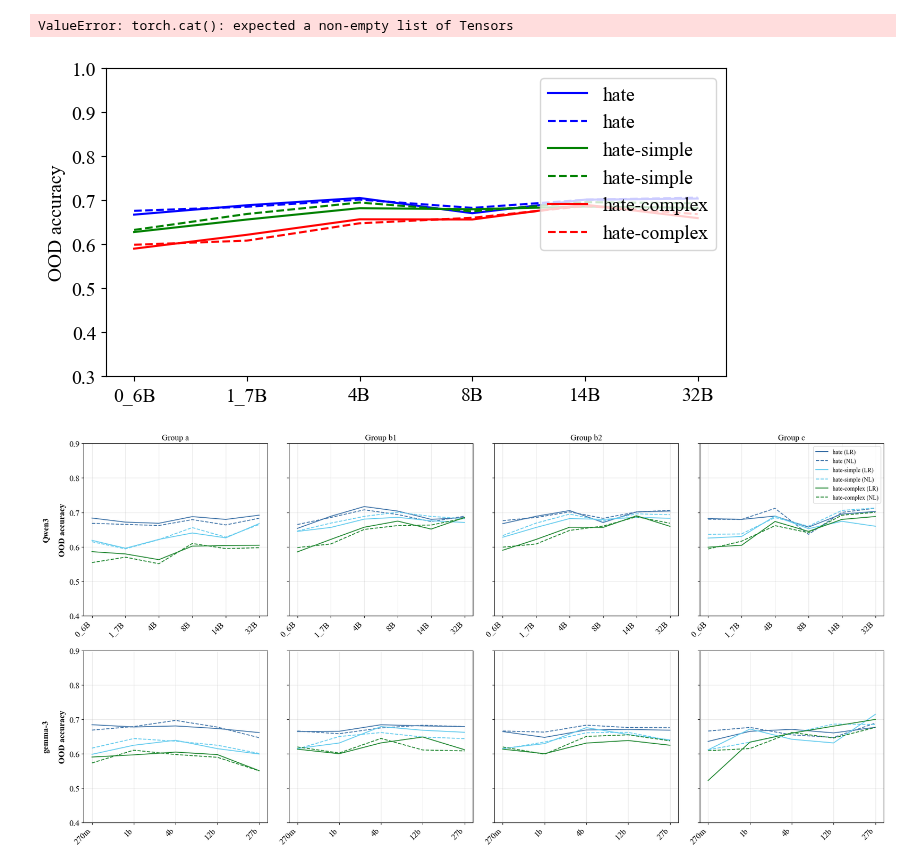
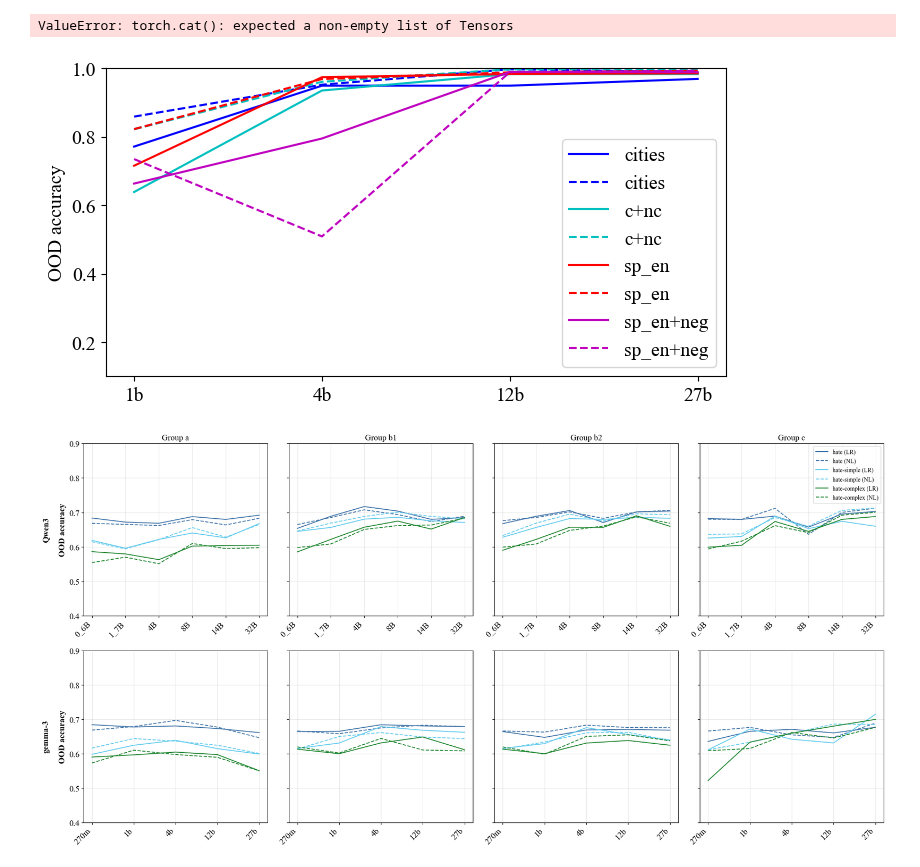
Before and after one commit to h4rz3rk4s3/geometry-of-ignorance, a Jupyter notebook: generalization.ipynb, the cells around one changed output. Drawn from its saved outputs; the diff is of its cells as text; code cells hidden in the pictures.

```diff
--- a/generalization.ipynb
+++ b/generalization.ipynb
@@ -301,23 +305,23 @@ cumstrudel_train_comments_balanced
 Directory: /Volumes/Samsung SSD 990 PRO 4TB/geometry-of-toxicity/data/acts/Qwen3-8B/cumstrudel_train_comments_balanced
 ValueError: torch.cat(): expected a non-empty list of Tensors
 # %%
-models = ["Qwen3-0_6B", "Qwen3-1_7B", "Qwen3-4B", "Qwen3-8B", "Qwen3-14B", "Qwen3-32B", "gemma-3-270m-it", "gemma-3-1b-it", "gemma-3-4b-it", "gemma-3-12b-it", "gemma-3-27b-it"]
+models = ["Qwen3-0_6B", "Qwen3-1_7B", "Qwen3-4B", "Qwen3-8B", "Qwen3-14B", "Qwen3-32B", "gemma-3-1b-it", "gemma-3-4b-it", "gemma-3-12b-it", "gemma-3-27b-it"] #"gemma-3-270m-it",
 #models = ["roberta-base","roberta-toxicity"]
 #models = ["gemma-3-270m-it", "gemma-3-1b-it", "gemma-3-4b-it", "gemma-3-12b-it", "gemma-3-27b-it"]
 ProbeClasses = [LRProbe, NonLinearProbe]
 
 # load data
-with open('all_toxicity_results/experimental_outputs/generalization_results_non_linear.json', 'r') as f:
+with open('all_toxicity_results/experimental_outputs/generalization_results_non_linear_true.json', 'r') as f:
     outs = json.load(f)
 
 accssss = {}
 averagesss = {}
 for model in models:
     layer_a = eval(config[model]['probe_layer_a'])
-    layer_b1 = eval(config[model]['probe_layer_b1'])
+    layer_b1 = eval(config[model]['probe_layer_b'])
     #layer_b = eval(config[model]['probe_layer_b'])
-    layer_b2 = eval(config[model]['probe_layer_b2'])
-    layer_c = eval(config[model]['probe_layer_c'])
+    layer_b2 = eval(config[model]['probe_layer_c'])
+    layer_c = eval(config[model]['probe_layer_d'])
     layers = [layer_a, layer_b1, layer_b2, layer_c]
     #layers = [layer_a, layer_b]
     accsss = {layer: {str(probe_class) : {to_str(train_medley) : {} for train_medley in train_medlies} for probe_class in ProbeClasses} for layer in layers}
@@ -383,17 +387,17 @@ for model in models:
 # %%
 print(accssss["Qwen3-0_6B"])
 # %%
-model_family = "Qwen3"
+model_family = "gemma-3"
 
-scales = {0: "0_6B", 1: "1_7B", 2: "4B", 3: "8B", 4: "14B", 5: "32B"} #Qwen3-family
-#scales = {0: "270m", 1: "1b", 2: "4b", 3: "12b", 4: "27b"} #gemma-3 model-family
+#scales = {0: "0_6B", 1: "1_7B", 2: "4B", 3: "8B", 4: "14B", 5: "32B"} #Qwen3-family
+scales = {0: "1b", 1: "4b", 2: "12b", 3: "27b"} #gemma-3 model-family. 0: "270m",
 #scales = {0: "base", 1: "toxicity"}
 if model_family == "gemma-3":
     it = "-it"
 else:
     it = ""
 
-group = "b2" #a, b1, b2, c
+group = "d" #a, b1, b2, c
 
 fig = plt.figure(figsize=(8, 4))
 
@@ -437,41 +441,65 @@ def get_layer(model: str, group: str) -> str:
 # )
 # plt.plot(
 #     [averagesss[f'{model_family}-{scales[i]}{it}'][get_layer(f'{model_family}-{scales[i]}{it}', group=group)]['oracle'] for i in range(len(scales))], 'k-', label='LR on test set (oracle)'
 # )
+# plt.plot(
+#     [get_avg(accssss, f'{model_family}-{scales[i]}{it}', get_layer(f'{model_family}-{scales[i]}{it}', group=group), 'LRProbe', ["hatecheck_balanced"], ["hatecheck_validation_balanced"]) for i in range(len(scales))], 'b-', label='hate'
+# )
+# plt.plot(
+#     [get_avg(accssss, f'{model_family}-{scales[i]}{it}', get_layer(f'{model_family}-{scales[i]}{it}', group=group), 'NonLinearProbe', ["hatecheck_balanced"], ["hatecheck_validation_balanced"]) for i in range(len(scales))], 'b--', label='hate'
+# )
+# plt.plot(
+#     [get_avg(accssss, f'{model_family}-{scales[i]}{it}', get_layer(f'{model_family}-{scales[i]}{it}', group=group), 'LRProbe', ["hatecheck_simple_balanced"], ["hatecheck_validation_balanced"]) for i in range(len(scales))], 'g-', label='hate-simple'
+# )
+# plt.plot(
+#     [get_avg(accssss, f'{model_family}-{scales[i]}{it}', get_layer(f'{model_family}-{scales[i]}{it}', group=group), 'NonLinearProbe', ["hatecheck_simple_balanced"], ["hatecheck_validation_balanced"]) for i in range(len(scales))], 'g--', label='hate-simple'
+# )
+# plt.plot(
+#     [get_avg(accssss, f'{model_family}-{scales[i]}{it}', get_layer(f'{model_family}-{scales[i]}{it}', group=group), 'LRProbe', ["hatecheck_complex_balanced"], ["hatecheck_validation_balanced"]) for i in range(len(scales))], 'r-', label='hate-complex'
+# )
+# plt.plot(
+#     [get_avg(accssss, f'{model_family}-{scales[i]}{it}', get_layer(f'{model_family}-{scales[i]}{it}', group=group), 'NonLinearProbe', ["hatecheck_complex_balanced"], ["hatecheck_validation_balanced"]) for i in range(len(scales))], 'r--', label='hate-complex'
+# )
 plt.plot(
-    [get_avg(accssss, f'{model_family}-{scales[i]}{it}', get_layer(f'{model_family}-{scales[i]}{it}', group=group), 'LRProbe', ["hatecheck_balanced"], ["hatecheck_validation_balanced"]) for i in range(len(scales))], 'b-', label='hate'
+    [get_avg(accssss, f'{model_family}-{scales[i]}{it}', get_layer(f'{model_family}-{scales[i]}{it}', group=group), 'LRProbe', ["cities"], ["cities"]) for i in range(len(scales))], 'b-', label='cities'
 )
 plt.plot(
-    [get_avg(accssss, f'{model_family}-{scales[i]}{it}', get_layer(f'{model_family}-{scales[i]}{it}', group=group), 'NonLinearProbe', ["hatecheck_balanced"], ["hatecheck_validation_balanced"]) for i in range(len(scales))], 'b--', label='hate'
+    [get_avg(accssss, f'{model_family}-{scales[i]}{it}', get_layer(f'{model_family}-{scales[i]}{it}', group=group), 'NonLinearProbe', ["cities"], ["cities"]) for i in range(len(scales))], 'b--', label='cities'
 )
 plt.plot(
-    [get_avg(accssss, f'{model_family}-{scales[i]}{it}', get_layer(f'{model_family}-{scales[i]}{it}', group=group), 'LRProbe', ["hatecheck_simple_balanced"], ["hatecheck_validation_balanced"]) for i in range(len(scales))], 'g-', label='hate-simple'
+    [get_avg(accssss, f'{model_family}-{scales[i]}{it}', get_layer(f'{model_family}-{scales[i]}{it}', group=group), 'LRProbe', ["cities", "neg_cities"], ["cities"]) for i in range(len(scales))], 'c-', label='c+nc'
 )
 plt.plot(
-    [get_avg(accssss, f'{model_family}-{scales[i]}{it}', get_layer(f'{model_family}-{scales[i]}{it}', group=group), 'NonLinearProbe', ["hatecheck_simple_balanced"], ["hatecheck_validation_balanced"]) for i in range(len(scales))], 'g--', label='hate-simple'
+    [get_avg(accssss, f'{model_family}-{scales[i]}{it}', get_layer(f'{model_family}-{scales[i]}{it}', group=group), 'NonLinearProbe', ["cities", "neg_cities"], ["cities"]) for i in range(len(scales))], 'c--', label='c+nc'
 )
 plt.plot(
-    [get_avg(accssss, f'{model_family}-{scales[i]}{it}', get_layer(f'{model_family}-{scales[i]}{it}', group=group), 'LRProbe', ["hatecheck_complex_balanced"], ["hatecheck_validation_balanced"]) for i in range(len(scales))], 'r-', label='hate-complex'
+    [get_avg(accssss, f'{model_family}-{scales[i]}{it}', get_layer(f'{model_family}-{scales[i]}{it}', group=group), 'LRProbe', ["sp_en_trans"], ["sp_en_trans"]) for i in range(len(scales))], 'r-', label='sp_en'
 )
 plt.plot(
-    [get_avg(accssss, f'{model_family}-{scales[i]}{it}', get_layer(f'{model_family}-{scales[i]}{it}', group=group), 'NonLinearProbe', ["hatecheck_complex_balanced"], ["hatecheck_validation_balanced"]) for i in range(len(scales))], 'r--', label='hate-complex'
+    [get_avg(accssss, f'{model_family}-{scales[i]}{it}', get_layer(f'{model_family}-{scales[i]}{it}', group=group), 'NonLinearProbe', ["sp_en_trans"], ["sp_en_trans"]) for i in range(len(scales))], 'r--', label='sp_en'
+)
+plt.plot(
+    [get_avg(accssss, f'{model_family}-{scales[i]}{it}', get_layer(f'{model_family}-{scales[i]}{it}', group=group), 'LRProbe', ["sp_en_trans", "neg_sp_en_trans"], ["sp_en_trans"]) for i in range(len(scales))], 'm-', label='sp_en+neg'
+)
+plt.plot(
+    [get_avg(accssss, f'{model_family}-{scales[i]}{it}', get_layer(f'{model_family}-{scales[i]}{it}', group=group), 'NonLinearProbe', ["sp_en_trans", "neg_sp_en_trans"], ["sp_en_trans"]) for i in range(len(scales))], 'm--', label='sp_en+neg'
 )
 # plt.plot(
 #     [averagesss[f'llama-2-{scales[i]}b']['LRProbe']['likely'] for i in range(len(scales))], '-', color='gray', label='likely'
 # )
 
 # set x ticks
 plt.xticks(range(len(scales)), [f'{scales[i]}' for i in range(len(scales))])
 
 plt.ylabel('OOD accuracy')
 
-plt.ylim(0.3, 1)
+plt.ylim(0.1, 1)
 plt.legend()
 #plt.savefig('junk/duplicate_generalization.pdf', bbox_inches='tight')
 
 plt.show()
 # %% [output]
-[figure, old version]
+[figure, new version]
 # %%
 import matplotlib.pyplot as plt
 
```
Also changed, not shown: parts of 4 cells of this notebook, 16 other files.
